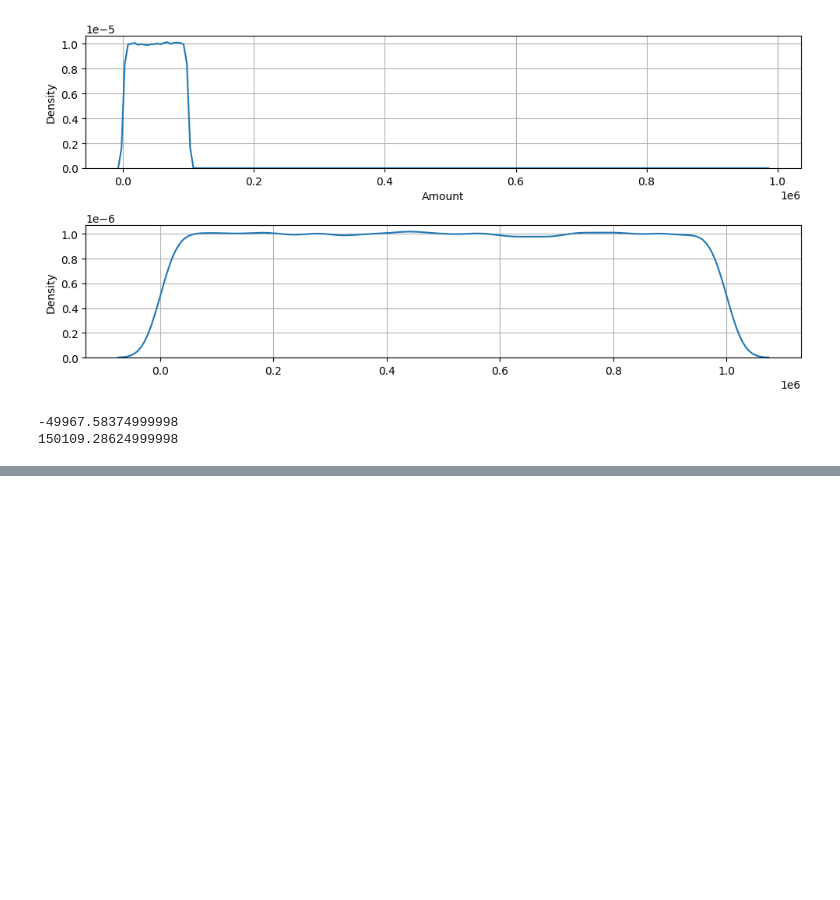
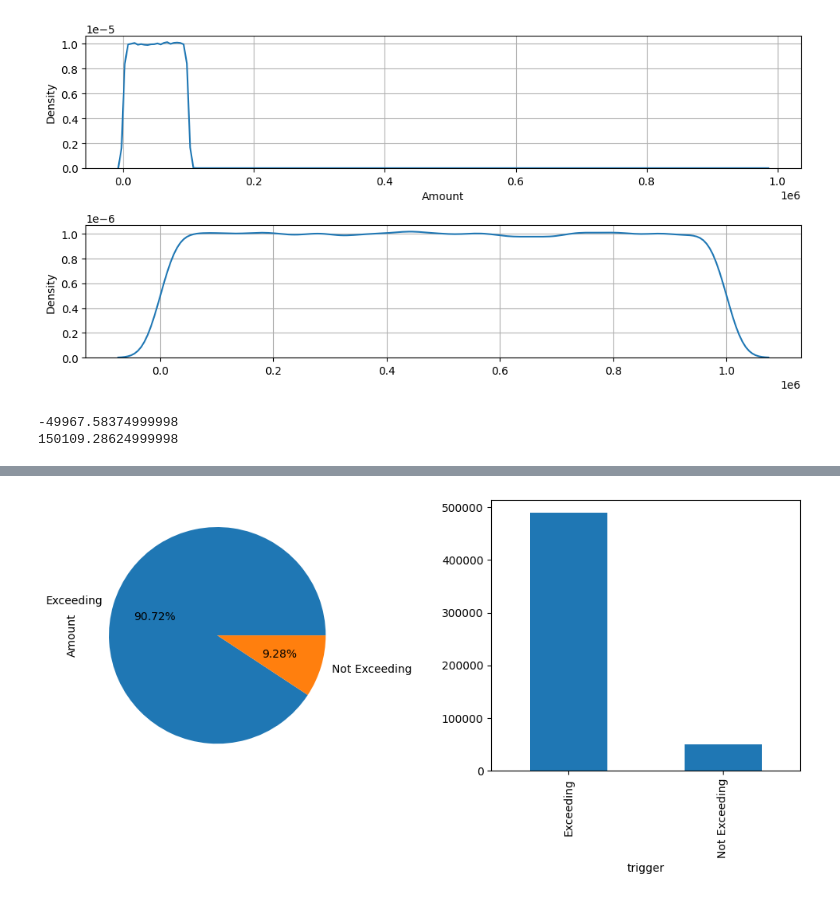
Before and after one commit to DiproHaque/Project-DIY--, a Jupyter notebook: PlayGround.ipynb, the cells around one changed output, grey strips where cells are left out. Cells and saved outputs as stored; diff of their text form; code cells hidden in the pictures; blank space fills up the shorter version.

Commit message:
New Plotting with exceeding and non exeeding params

```diff
--- a/PlayGround.ipynb
+++ b/PlayGround.ipynb
@@ -300,0 +305,3 @@ for i in df['Amount'] :
+# %%
+trigger_df = pd.DataFrame({'Amount':df['Amount'], 'trigger' : trigger_list})
+trigger_df.head()
@@ -300,0 +324,10 @@ for i in df['Amount'] :
+# %%
+plt.subplot(1,2,1)
+trigger_df.groupby('trigger')['Amount'].mean().plot(kind='pie',autopct = '%0.2f%%')
+plt.subplot(1,2,2)
+trigger_df.groupby('trigger')['Amount'].median().plot(kind='bar')
+
+plt.tight_layout()
+plt.show()
+# %% [output]
+[figure, added]
```
Also changed, not shown: parts of 3 cells of this notebook.
